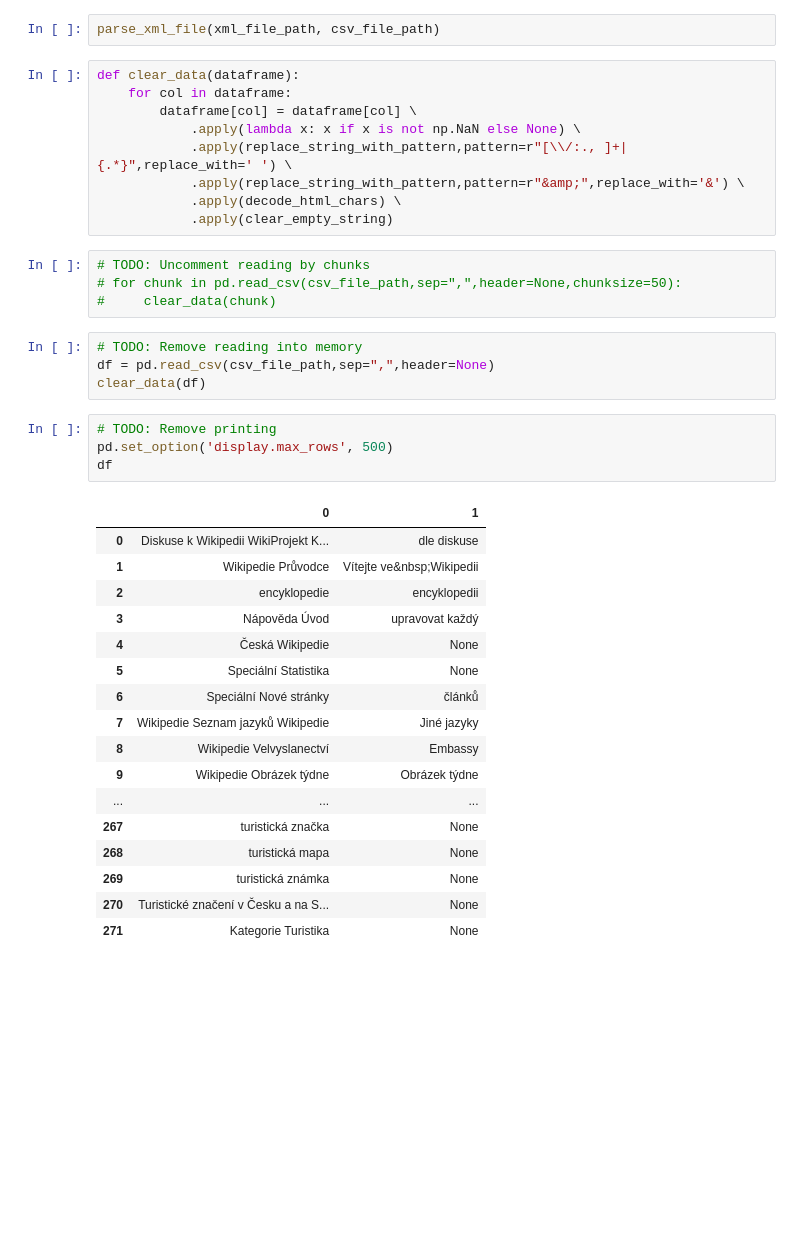
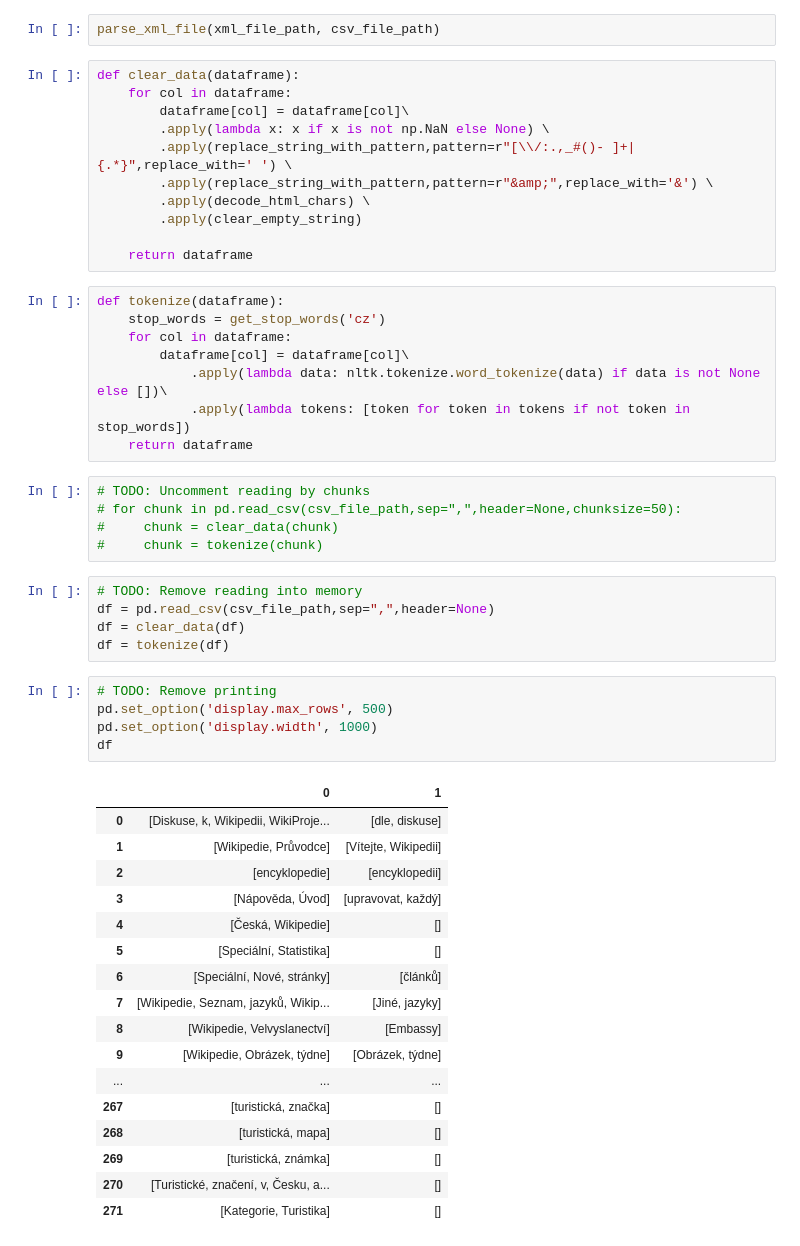
Before and after one commit to MCFreddie777/vinf-czwiki-stemmer-lemmatizer-anchor-texts, a Jupyter notebook: src/script.ipynb, the cells around one changed output. Saved outputs shown, nothing was run; the diff lists cells and outputs as text; blank space fills up the shorter version.

```diff
--- a/src/script.ipynb
+++ b/src/script.ipynb
@@ -13,39 +20,52 @@ parse_xml_file(xml_file_path, csv_file_path)
 # %%
 def clear_data(dataframe):
     for col in dataframe:
-        dataframe[col] = dataframe[col] \
-            .apply(lambda x: x if x is not np.NaN else None) \
-            .apply(replace_string_with_pattern,pattern=r"[\\/:., ]+|{.*}",replace_with=' ') \
-            .apply(replace_string_with_pattern,pattern=r"&amp;",replace_with='&') \
-            .apply(decode_html_chars) \
-            .apply(clear_empty_string)
+        dataframe[col] = dataframe[col]\
+        .apply(lambda x: x if x is not np.NaN else None) \
+        .apply(replace_string_with_pattern,pattern=r"[\\/:.,_#()- ]+|{.*}",replace_with=' ') \
+        .apply(replace_string_with_pattern,pattern=r"&amp;",replace_with='&') \
+        .apply(decode_html_chars) \
+        .apply(clear_empty_string)
+
+    return dataframe
+# %%
+def tokenize(dataframe):
+    stop_words = get_stop_words('cz')
+    for col in dataframe:
+        dataframe[col] = dataframe[col]\
+            .apply(lambda data: nltk.tokenize.word_tokenize(data) if data is not None else [])\
+            .apply(lambda tokens: [token for token in tokens if not token in stop_words])
+    return dataframe
 # %%
 # TODO: Uncomment reading by chunks
 # for chunk in pd.read_csv(csv_file_path,sep=",",header=None,chunksize=50):
-#     clear_data(chunk)
+#     chunk = clear_data(chunk)
+#     chunk = tokenize(chunk)
 # %%
 # TODO: Remove reading into memory
 df = pd.read_csv(csv_file_path,sep=",",header=None)
-clear_data(df)
+df = clear_data(df)
+df = tokenize(df)
 # %%
 # TODO: Remove printing
 pd.set_option('display.max_rows', 500)
+pd.set_option('display.width', 1000)
 df
 # %% [output]
 |  | 0 | 1 |
-| 0 | Diskuse k Wikipedii WikiProjekt K... | dle diskuse |
-| 1 | Wikipedie Průvodce | Vítejte ve&nbsp;Wikipedii |
-| 2 | encyklopedie | encyklopedii |
-| 3 | Nápověda Úvod | upravovat každý |
-| 4 | Česká Wikipedie | None |
-| 5 | Speciální Statistika | None |
-| 6 | Speciální Nové stránky | článků |
-| 7 | Wikipedie Seznam jazyků Wikipedie | Jiné jazyky |
-| 8 | Wikipedie Velvyslanectví | Embassy |
-| 9 | Wikipedie Obrázek týdne | Obrázek týdne |
+| 0 | [Diskuse, k, Wikipedii, WikiProje... | [dle, diskuse] |
+| 1 | [Wikipedie, Průvodce] | [Vítejte, Wikipedii] |
+| 2 | [encyklopedie] | [encyklopedii] |
+| 3 | [Nápověda, Úvod] | [upravovat, každý] |
+| 4 | [Česká, Wikipedie] | [] |
+| 5 | [Speciální, Statistika] | [] |
+| 6 | [Speciální, Nové, stránky] | [článků] |
+| 7 | [Wikipedie, Seznam, jazyků, Wikip... | [Jiné, jazyky] |
+| 8 | [Wikipedie, Velvyslanectví] | [Embassy] |
+| 9 | [Wikipedie, Obrázek, týdne] | [Obrázek, týdne] |
 | ... | ... | ... |
-| 267 | turistická značka | None |
-| 268 | turistická mapa | None |
-| 269 | turistická známka | None |
-| 270 | Turistické značení v Česku a na S... | None |
-| 271 | Kategorie Turistika | None |
+| 267 | [turistická, značka] | [] |
+| 268 | [turistická, mapa] | [] |
+| 269 | [turistická, známka] | [] |
+| 270 | [Turistické, značení, v, Česku, a... | [] |
+| 271 | [Kategorie, Turistika] | [] |
```
Also changed, not shown: parts of 2 cells of this notebook, 1 other file.
